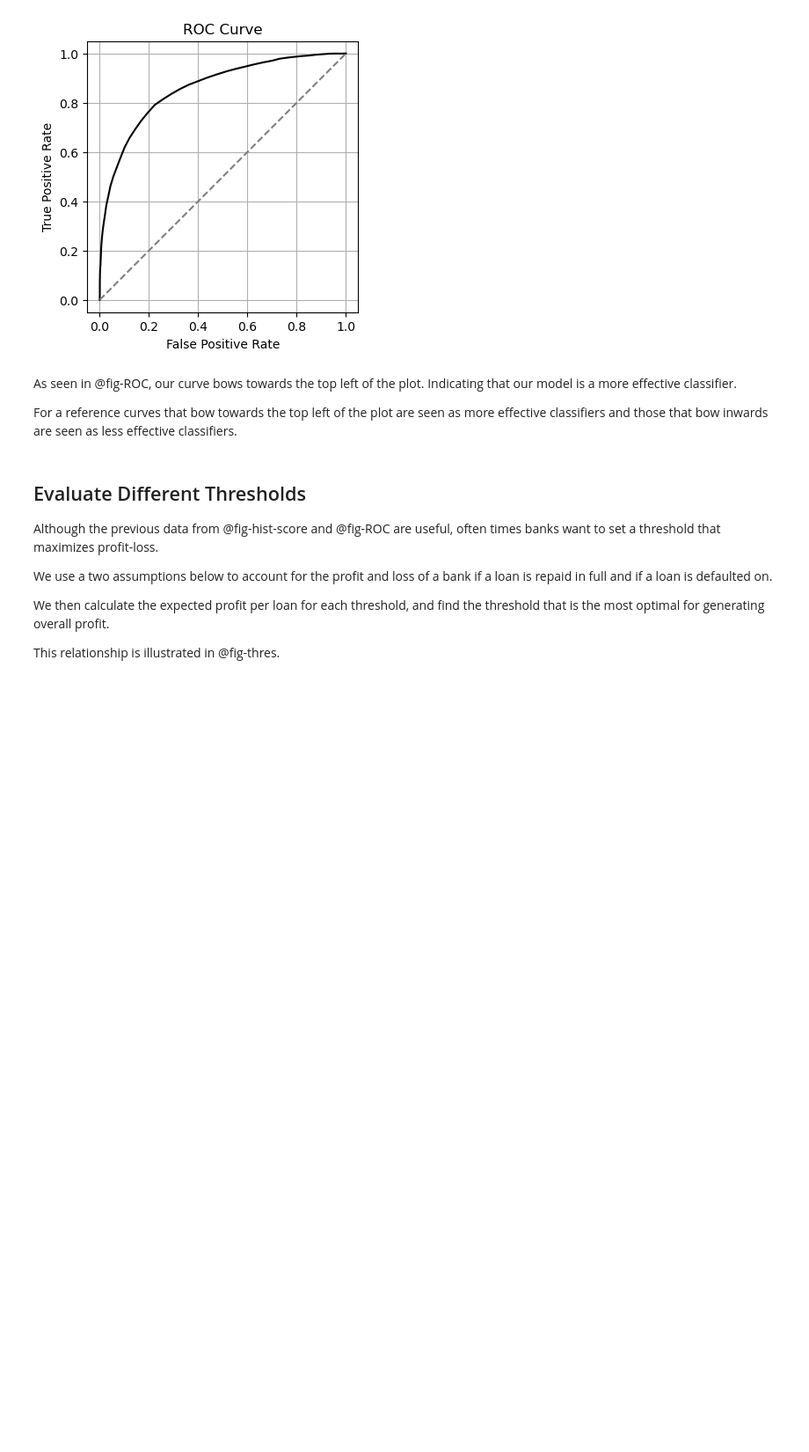
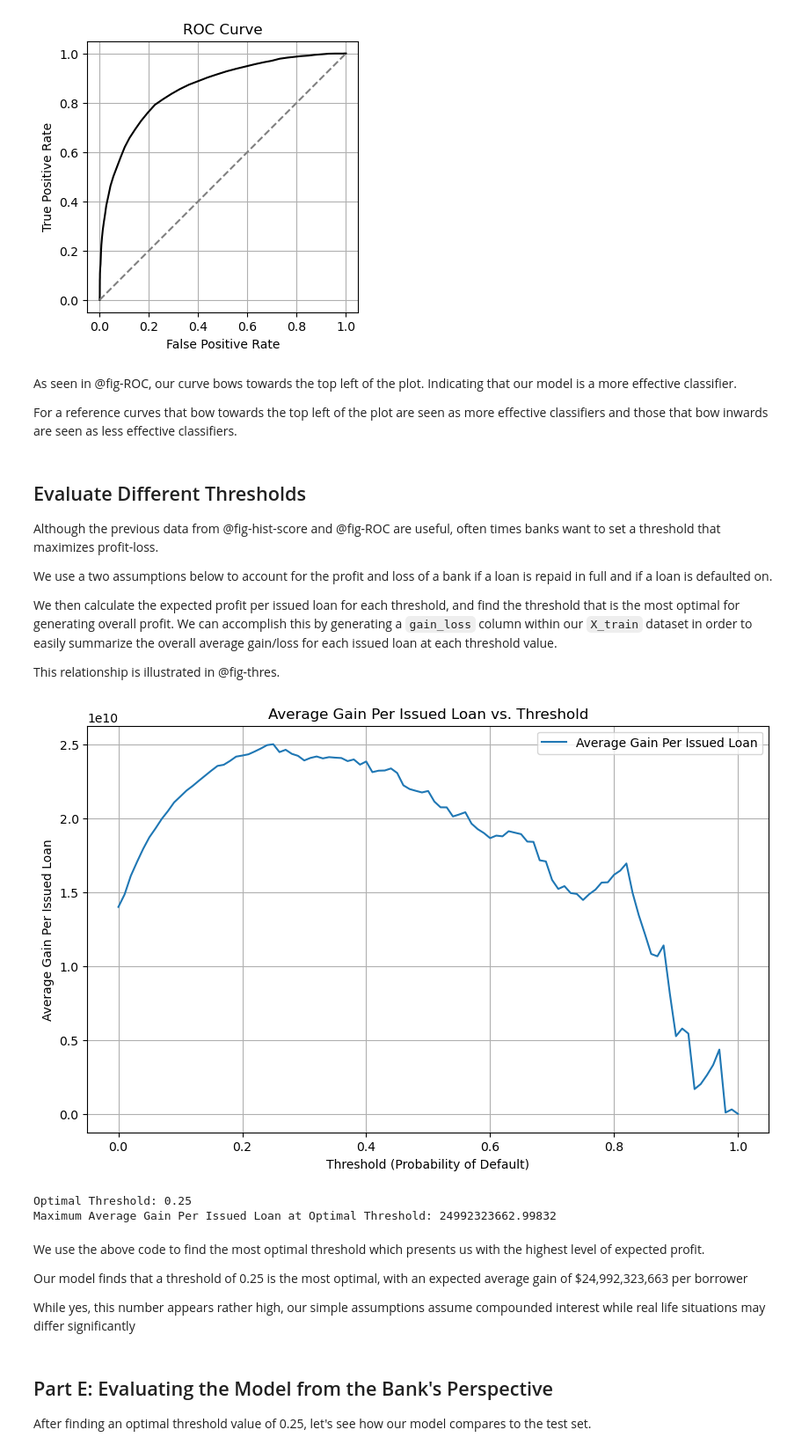
Before and after one commit to ItsDwood/itsdwood.github.io, a Jupyter notebook: posts/New-test-thing-post/index.ipynb, the cells around one changed output. Shown at 88% size. Cells and saved outputs as stored; diff of their text form; code cells hidden in the pictures; blank space fills up the shorter version.

```diff
--- a/posts/New-test-thing-post/index.ipynb
+++ b/posts/New-test-thing-post/index.ipynb
@@ -369,6 +442,6 @@ Although the previous data from @fig-hist-score and @fig-ROC are useful, often t
 
 We use a two assumptions below to account for the profit and loss of a bank if a loan is repaid in full and if a loan is defaulted on.
 
-We then calculate the expected profit per loan for each threshold, and find the threshold that is the most optimal for generating overall profit.
+We then calculate the expected profit per issued loan for each threshold, and find the threshold that is the most optimal for generating overall profit. We can accomplish this by generating a `gain_loss` column within our `X_train` dataset in order to easily summarize the overall average gain/loss for each issued loan at each threshold value.
 
 This relationship is illustrated in @fig-thres.
@@ -374,0 +466,59 @@ This relationship is illustrated in @fig-thres.
+# %%
+def calculate_gain_loss(row):
+    if row['predicted_issued']:
+        if row['actual'] == 0:  # Loan was repaid
+            return row['loan_amnt'] * (1 + 0.25 * row['loan_int_rate'])**10 - row['loan_amnt']
+        elif row['actual'] == 1:  # Loan defaulted
+            return row['loan_amnt'] * (1 + 0.25 * row['loan_int_rate'])**3 - 1.7 * row['loan_amnt']
+    return 0
+# %%
+# Estimating the profit here into rows
+
+thresholds = np.linspace(0, 1, 101)
+average_gains = []
+
+for threshold in thresholds:
+    X_train['predicted_issued'] = X_train['prediction_probability'] >= threshold
+    X_train['gain_loss'] = X_train.apply(calculate_gain_loss, axis=1)
+
+    # Check if any loans are predicted to be issued at this threshold
+    if X_train['predicted_issued'].sum() > 0:
+        average_gain_loss_per_issued_loan = X_train.loc[X_train['predicted_issued'], 'gain_loss'].mean()
+    else:
+        # No loans are issued, so append a default value (e.g., 0) to avoid NaN
+        average_gain_loss_per_issued_loan = 0
+
+    average_gains.append(average_gain_loss_per_issued_loan)
+# %%
+#| label: fig-thres
+#| fig-cap: Expected Profit per Loan vs Threshold
+
+# Plotting the average gain per issued loan across thresholds
+plt.figure(figsize=(10, 6))
+plt.plot(thresholds, average_gains, label='Average Gain Per Issued Loan')
+plt.xlabel('Threshold (Probability of Default)')
+plt.ylabel('Average Gain Per Issued Loan')
+plt.title('Average Gain Per Issued Loan vs. Threshold')
+plt.grid(True)
+plt.legend()
+plt.show()
+# %% [output]
+[figure, added]
+# %%
+optimal_index = np.argmax(average_gains)
+optimal_threshold = thresholds[optimal_index]
+print(f"Optimal Threshold: {optimal_threshold}")
+print(f"Average Gain Per Issued Loan at Optimal Threshold: {average_gains[optimal_index]}")
+# %% [output]
+Optimal Threshold: 0.25
+Maximum Average Gain Per Issued Loan at Optimal Threshold: 24992323662.99832
+# %% [markdown]
+We use the above code to find the most optimal threshold which presents us with the highest level of expected profit.
+
+Our model finds that a threshold of 0.25 is the most optimal, with an expected average gain of $24,992,323,663 per borrower
+
+While yes, this number appears rather high, our simple assumptions assume compounded interest while real life situations may differ significantly
+# %% [markdown]
+## Part E: Evaluating the Model from the Bank's Perspective
+
+After finding an optimal threshold value of 0.25, let's see how our model compares to the test set.
```
Also changed, not shown: parts of 31 cells of this notebook, 17 other files.
